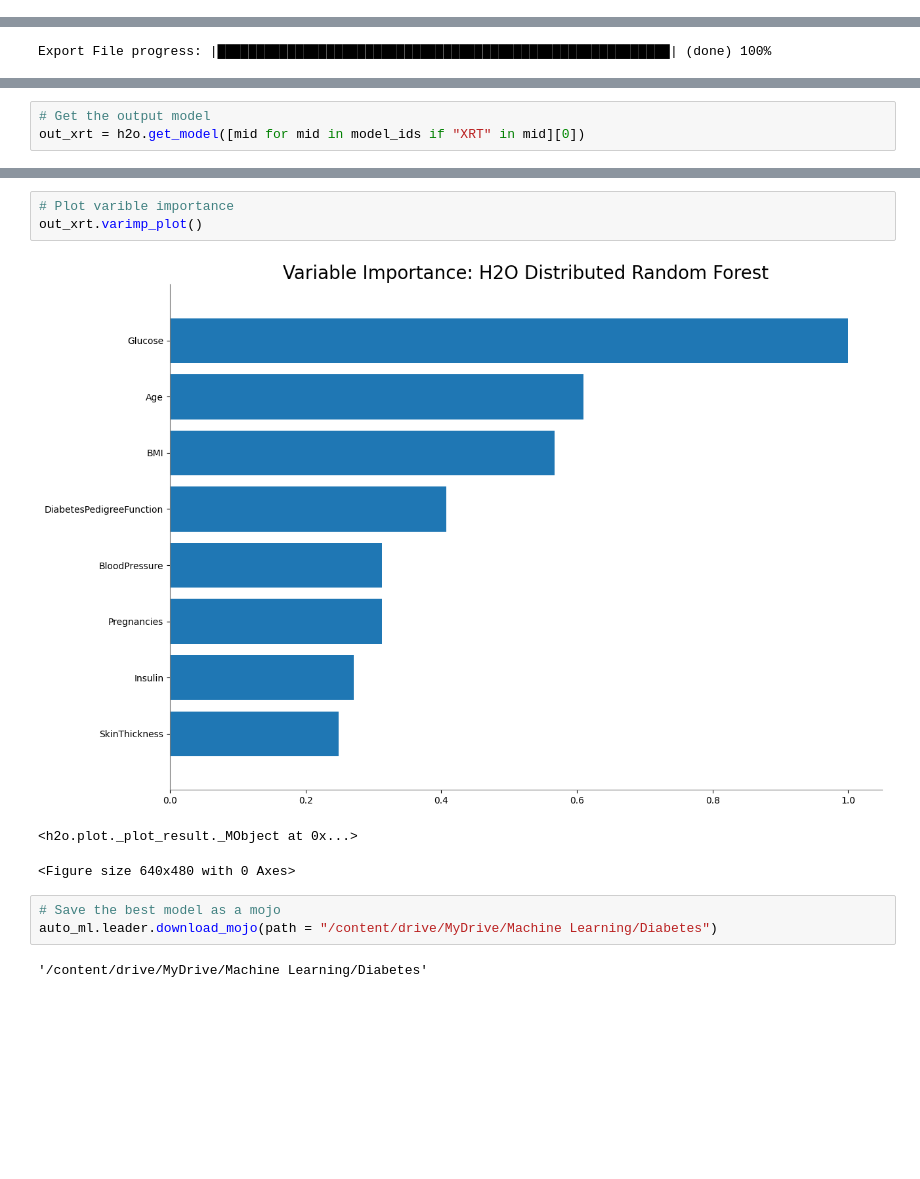
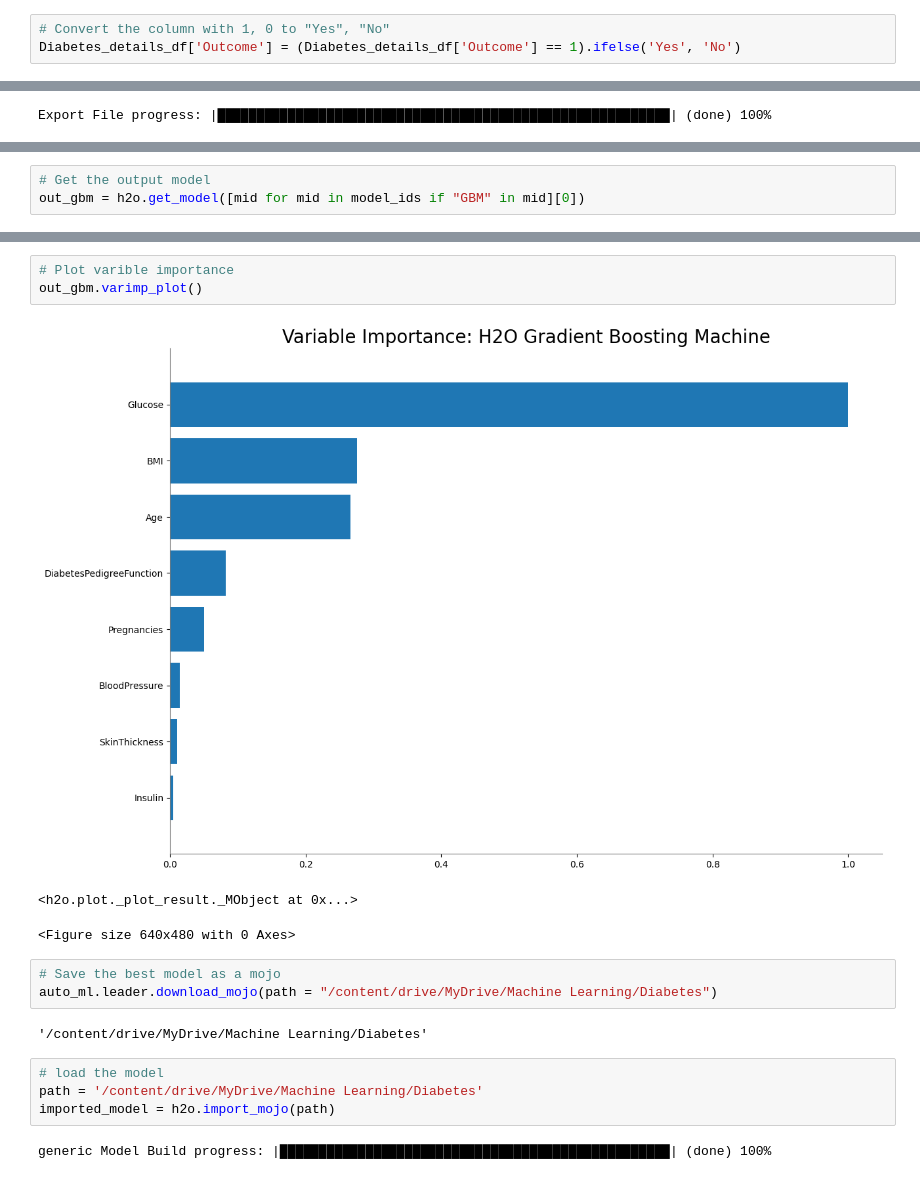
Before and after one commit to Mahesha-uop/HealthGuardian-Disease-Risk-Detector-using-h2o-wave, a Jupyter notebook: train/Diabetes_Risk_Prediction_H2O_AutoML.ipynb, the cells around one changed output, grey strips where cells are left out. Cells and saved outputs as stored; diff of their text form; blank space fills up the shorter version.

```diff
--- a/train/Diabetes_Risk_Prediction_H2O_AutoML.ipynb
+++ b/train/Diabetes_Risk_Prediction_H2O_AutoML.ipynb
@@ -98,3 +98,6 @@ Diabetes_details_df.types
  'DiabetesPedigreeFunction': 'real',
  'Age': 'int',
  'Outcome': 'int'}
+# %%
+# Convert the column with 1, 0 to "Yes", "No"
+Diabetes_details_df['Outcome'] = (Diabetes_details_df['Outcome'] == 1).ifelse('Yes', 'No')
@@ -270,3 +311,3 @@ model_ids
 # %%
 # Get the output model
-out_xrt = h2o.get_model([mid for mid in model_ids if "XRT" in mid][0])
+out_gbm = h2o.get_model([mid for mid in model_ids if "GBM" in mid][0])
@@ -273,8 +328,8 @@ out_xrt = h2o.get_model([mid for mid in model_ids if "XRT" in mid][0])
 # %%
 # Plot varible importance
-out_xrt.varimp_plot()
+out_gbm.varimp_plot()
 # %% [output]
-[figure, old version]
+[figure, new version]
 <h2o.plot._plot_result._MObject at 0x...>
 <Figure size 640x480 with 0 Axes>
 # %%
@@ -282,3 +337,9 @@ out_xrt.varimp_plot()
 auto_ml.leader.download_mojo(path = "/content/drive/MyDrive/Machine Learning/Diabetes")
 # %% [output]
 '/content/drive/MyDrive/Machine Learning/Diabetes'
+# %%
+# load the model
+path = '/content/drive/MyDrive/Machine Learning/Diabetes'
+imported_model = h2o.import_mojo(path)
+# %% [output]
+generic Model Build progress: |██████████████████████████████████████████████████| (done) 100%
```
Also changed, not shown: parts of 16 cells of this notebook.
